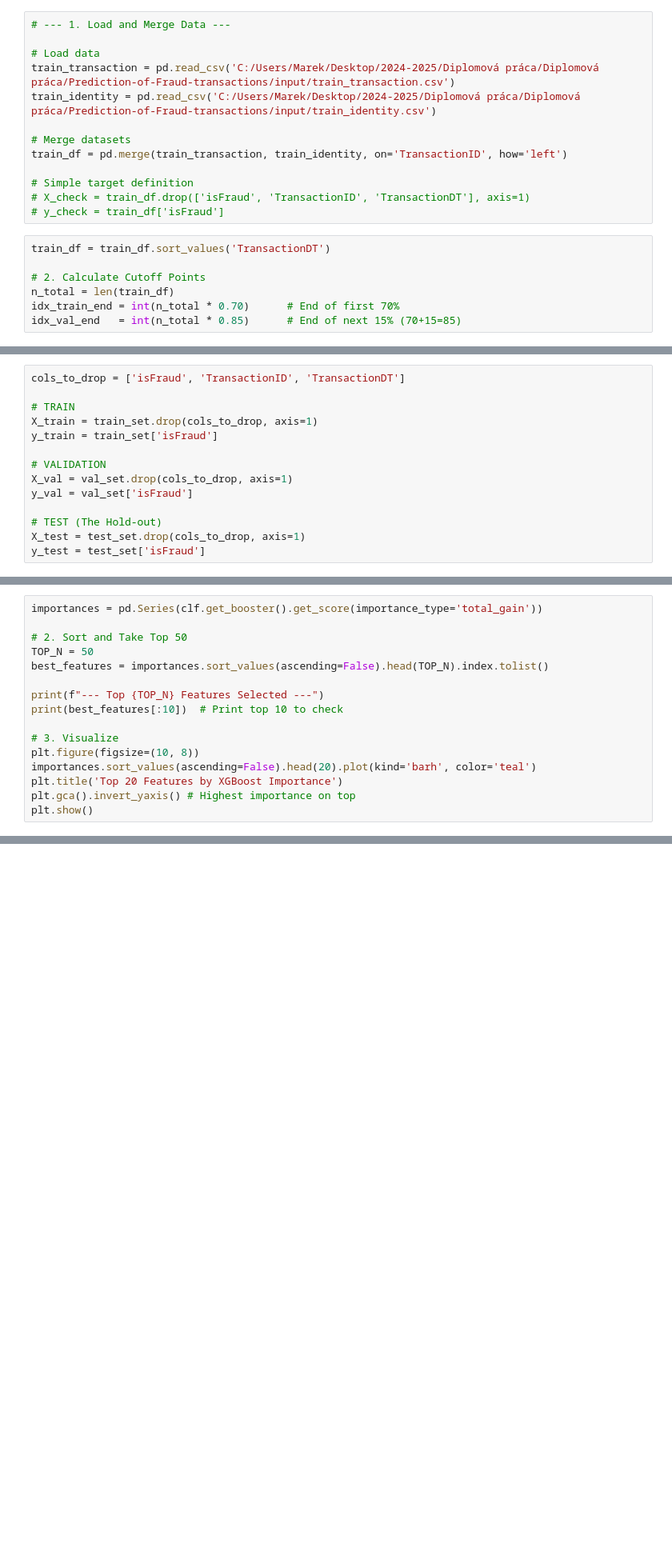
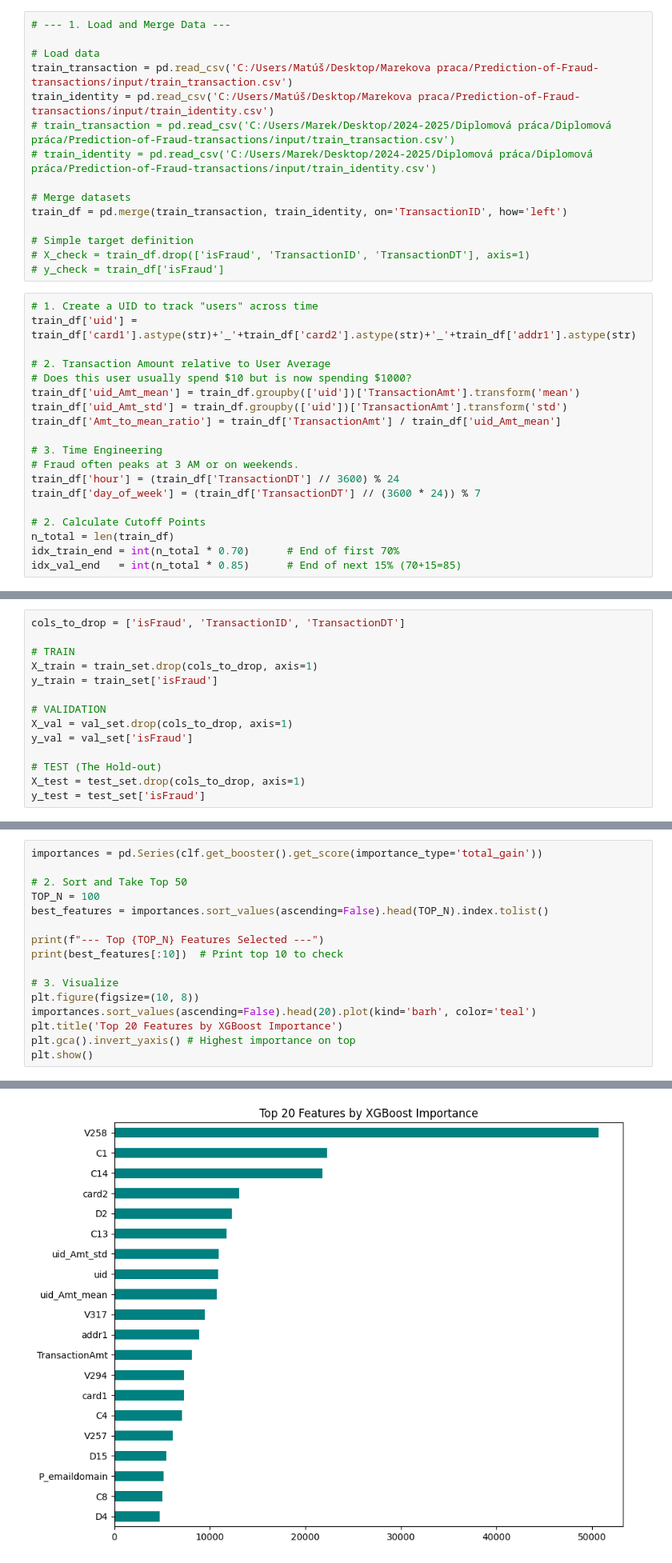
Before and after one commit to Marko-debug/Prediction-of-Fraud-transactions, a Jupyter notebook: models NEW/TensorFlow X.ipynb, the cells around one changed output, grey strips where cells are left out. Shown at 80% size. Drawn from its saved outputs; the diff is of its cells as text; blank space fills up the shorter version.

```diff
--- a/models NEW/TensorFlow X.ipynb
+++ b/models NEW/TensorFlow X.ipynb
@@ -13,8 +27,10 @@ import matplotlib.pyplot as plt
 # --- 1. Load and Merge Data ---
 
 # Load data
-train_transaction = pd.read_csv('C:/Users/Marek/Desktop/2024-2025/Diplomová práca/Diplomová práca/Prediction-of-Fraud-transactions/input/train_transaction.csv')
-train_identity = pd.read_csv('C:/Users/Marek/Desktop/2024-2025/Diplomová práca/Diplomová práca/Prediction-of-Fraud-transactions/input/train_identity.csv')
+train_transaction = pd.read_csv('C:/Users/Matúš/Desktop/Marekova praca/Prediction-of-Fraud-transactions/input/train_transaction.csv')
+train_identity = pd.read_csv('C:/Users/Matúš/Desktop/Marekova praca/Prediction-of-Fraud-transactions/input/train_identity.csv')
+# train_transaction = pd.read_csv('C:/Users/Marek/Desktop/2024-2025/Diplomová práca/Diplomová práca/Prediction-of-Fraud-transactions/input/train_transaction.csv')
+# train_identity = pd.read_csv('C:/Users/Marek/Desktop/2024-2025/Diplomová práca/Diplomová práca/Prediction-of-Fraud-transactions/input/train_identity.csv')
 
 # Merge datasets
 train_df = pd.merge(train_transaction, train_identity, on='TransactionID', how='left')
@@ -23,7 +39,19 @@ train_df = pd.merge(train_transaction, train_identity, on='TransactionID', how='
 # X_check = train_df.drop(['isFraud', 'TransactionID', 'TransactionDT'], axis=1)
 # y_check = train_df['isFraud']
 # %%
-train_df = train_df.sort_values('TransactionDT')
+# 1. Create a UID to track "users" across time
+train_df['uid'] = train_df['card1'].astype(str)+'_'+train_df['card2'].astype(str)+'_'+train_df['addr1'].astype(str)
+
+# 2. Transaction Amount relative to User Average
+# Does this user usually spend $10 but is now spending $1000?
+train_df['uid_Amt_mean'] = train_df.groupby(['uid'])['TransactionAmt'].transform('mean')
+train_df['uid_Amt_std'] = train_df.groupby(['uid'])['TransactionAmt'].transform('std')
+train_df['Amt_to_mean_ratio'] = train_df['TransactionAmt'] / train_df['uid_Amt_mean']
+
+# 3. Time Engineering
+# Fraud often peaks at 3 AM or on weekends.
+train_df['hour'] = (train_df['TransactionDT'] // 3600) % 24
+train_df['day_of_week'] = (train_df['TransactionDT'] // (3600 * 24)) % 7
 
 # 2. Calculate Cutoff Points
 n_total = len(train_df)
@@ -86,7 +130,7 @@ clf.fit(X_xgb, y_train)
 importances = pd.Series(clf.get_booster().get_score(importance_type='total_gain'))
 
 # 2. Sort and Take Top 50
-TOP_N = 50
+TOP_N = 100
 best_features = importances.sort_values(ascending=False).head(TOP_N).index.tolist()
 
 print(f"--- Top {TOP_N} Features Selected ---")
@@ -98,3 +142,4 @@ importances.sort_values(ascending=False).head(20).plot(kind='barh', color='teal'
 plt.title('Top 20 Features by XGBoost Importance')
 plt.gca().invert_yaxis() # Highest importance on top
 plt.show()
+# %% [output]
@@ -101,3 +148,4 @@ plt.show()
+[figure, added]
 # %%
 FINAL_CAT_COLS = []
 FINAL_NUM_COLS = []
```
Also changed, not shown: parts of 12 cells of this notebook.
